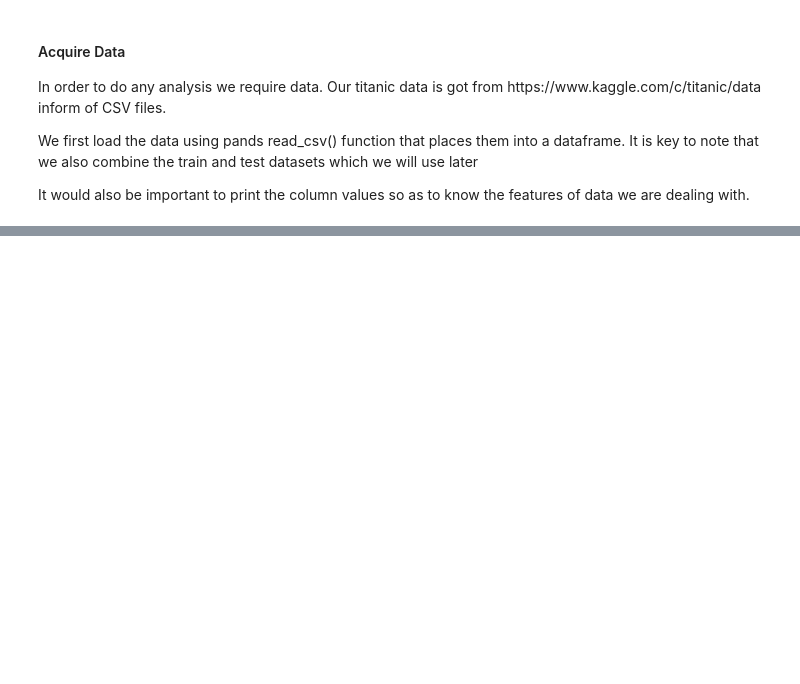
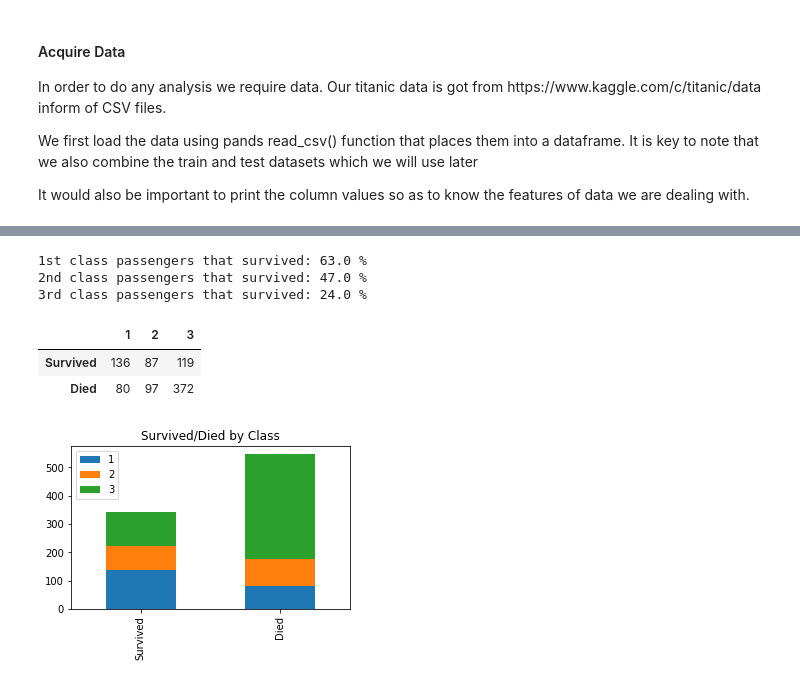
Before and after one commit to muokicaleb/Titanic, a Jupyter notebook: Titanic.ipynb, the cells around one changed output, grey strips where cells are left out. Cells and saved outputs as stored; diff of their text form; code cells hidden in the pictures; blank space fills up the shorter version.

```diff
--- a/Titanic.ipynb
+++ b/Titanic.ipynb
@@ -141,0 +38,2 @@ grid.add_legend();
+# %%
+dataset = pd.read_csv("train.csv")
@@ -141,0 +56,24 @@ grid.add_legend();
+# %%
+survived_class = dataset[dataset['Survived']==1]['Pclass'].value_counts()
+dead_class = dataset[dataset['Survived']==0]['Pclass'].value_counts()
+df_class = pd.DataFrame([survived_class,dead_class])
+df_class.index = ['Survived','Died']
+df_class.plot(kind='bar',stacked=True, figsize=(5,3), title="Survived/Died by Class")
+
+Class1_survived= df_class.iloc[0,0]/df_class.iloc[:,0].sum()*100
+Class2_survived = df_class.iloc[0,1]/df_class.iloc[:,1].sum()*100
+Class3_survived = df_class.iloc[0,2]/df_class.iloc[:,2].sum()*100
+print("1st class passengers that survived:" ,round(Class1_survived),"%")
+print("2nd class passengers that survived:" ,round(Class2_survived), "%")
+print("3rd class passengers that survived:" ,round(Class3_survived), "%")
+
+# display table
+display(df_class)
+# %% [output]
+1st class passengers that survived: 63.0 %
+2nd class passengers that survived: 47.0 %
+3rd class passengers that survived: 24.0 %
+|  | 1 | 2 | 3 |
+| Survived | 136 | 87 | 119 |
+| Died | 80 | 97 | 372 |
+[figure, added]
```
Also changed, not shown: parts of 25 cells of this notebook.
